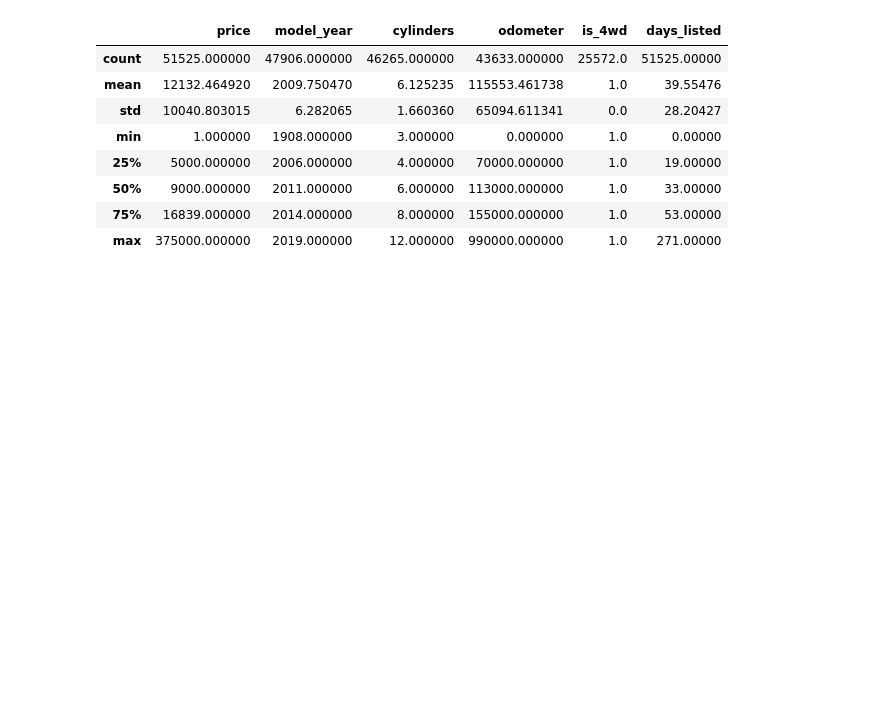
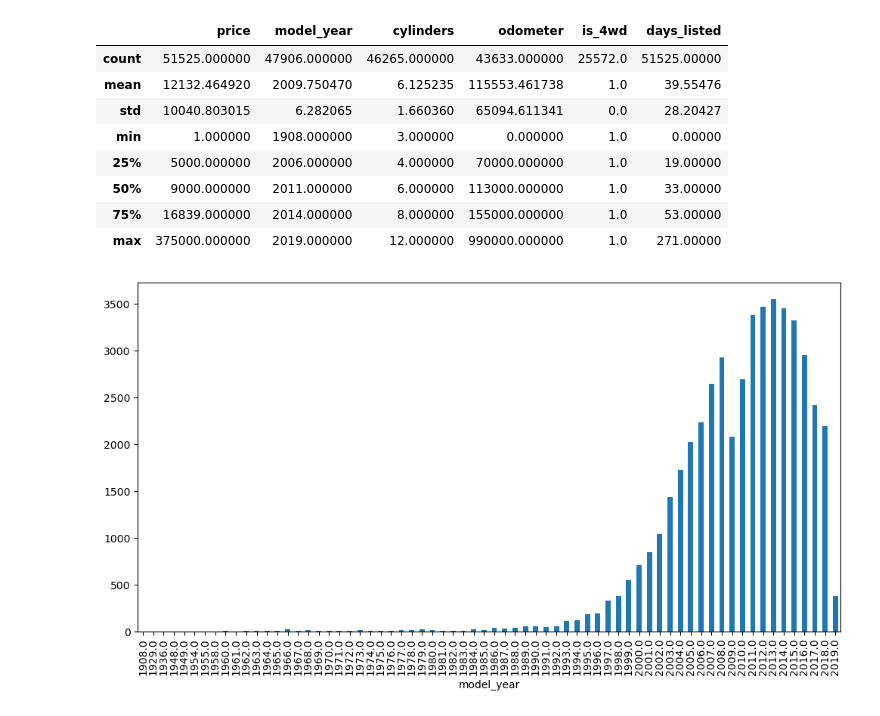
Before and after one commit to HesusG/da-ds-notebook-solutions, a Jupyter notebook: 1-8 DA_DS/SP7 Software Development Tools/P Spanish version/EDA.ipynb, the cells around one changed output. Saved outputs shown, nothing was run; the diff lists cells and outputs as text; code cells hidden in the pictures; blank space fills up the shorter version.

```diff
--- a/1-8 DA_DS/SP7 Software Development Tools/P Spanish version/EDA.ipynb
+++ b/1-8 DA_DS/SP7 Software Development Tools/P Spanish version/EDA.ipynb
@@ -6,6 +7,6 @@ import pandas as pd
 # %%
 # leer los datos
-car_data = pd.read_csv('vehicles_us.csv')
+car_data = pd.read_csv('../vehicles_us.csv')
 # %%
 car_data.info()
 print()
@@ -49,3 +50,8 @@ car_data.describe()
 | 50% | 9000.000000 | 2011.000000 | 6.000000 | 113000.000000 | 1.0 | 33.00000 |
 | 75% | 16839.000000 | 2014.000000 | 8.000000 | 155000.000000 | 1.0 | 53.00000 |
 | max | 375000.000000 | 2019.000000 | 12.000000 | 990000.000000 | 1.0 | 271.00000 |
+# %%
+car_data.groupby("model_year")["price"].count().plot(kind="bar",figsize=[12,6])
+plt.show()
+# %% [output]
+[figure, added]
```
Also changed, not shown: parts of 1 cell of this notebook, 1 other file.
